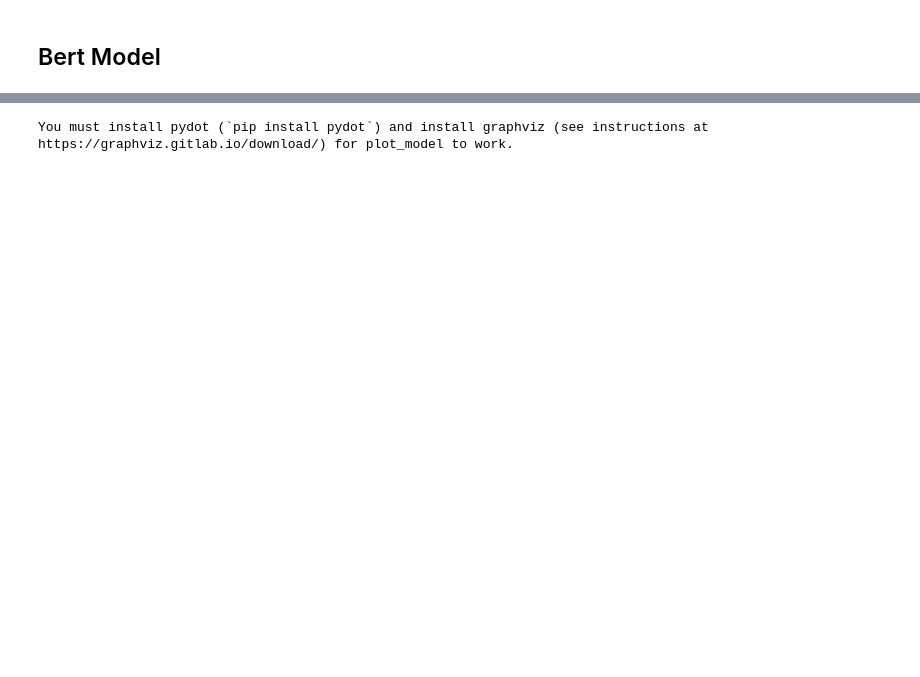
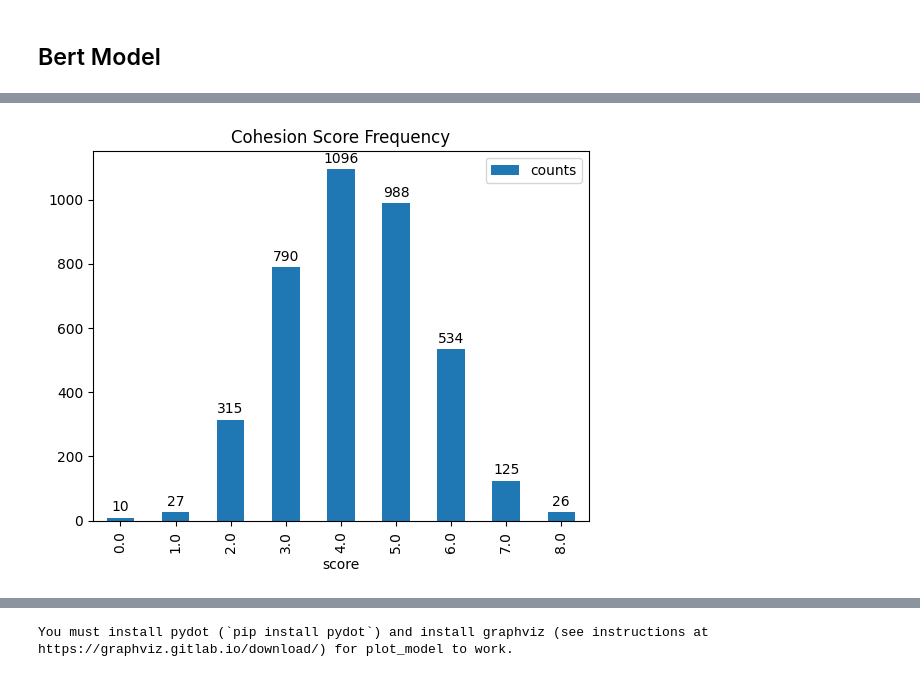
Before and after one commit to AImeetsAG/English-Language-Learning-Feedback-Machine-Learning-Competition, a Jupyter notebook: Vocabulary_Arpan.ipynb, the cells around one changed output, grey strips where cells are left out. Saved outputs shown, nothing was run; the diff lists cells and outputs as text; code cells hidden in the pictures; blank space fills up the shorter version.

```diff
--- a/Vocabulary_Arpan.ipynb
+++ b/Vocabulary_Arpan.ipynb
@@ -158,0 +309,14 @@ m = tf.keras.models.Model(inputs = [input_ids_m, attention_mask_n], outputs = [y
+# %%
+cohesion_values = pd.DataFrame(data.iloc[:,2:].cohesion.value_counts())
+cohesion_values.reset_index(inplace= True)
+cohesion_values.columns = ['score', 'counts']
+cohesion_values.sort_values('score', inplace=True)
+ax = cohesion_values.plot(x = 'score', y = 'counts', kind = 'bar', title= 'Cohesion Score Frequency')
+
+for i in range(cohesion_values.shape[0]):
+    x = cohesion_values.iloc[i,0]
+    y = cohesion_values.iloc[i,1]
+    ax.annotate(str(y), xy= (x,y+20), ha = 'center')
+plt.show()
+# %% [output]
+[figure, added]
```
Also changed, not shown: parts of 48 cells of this notebook, 2 other files.
